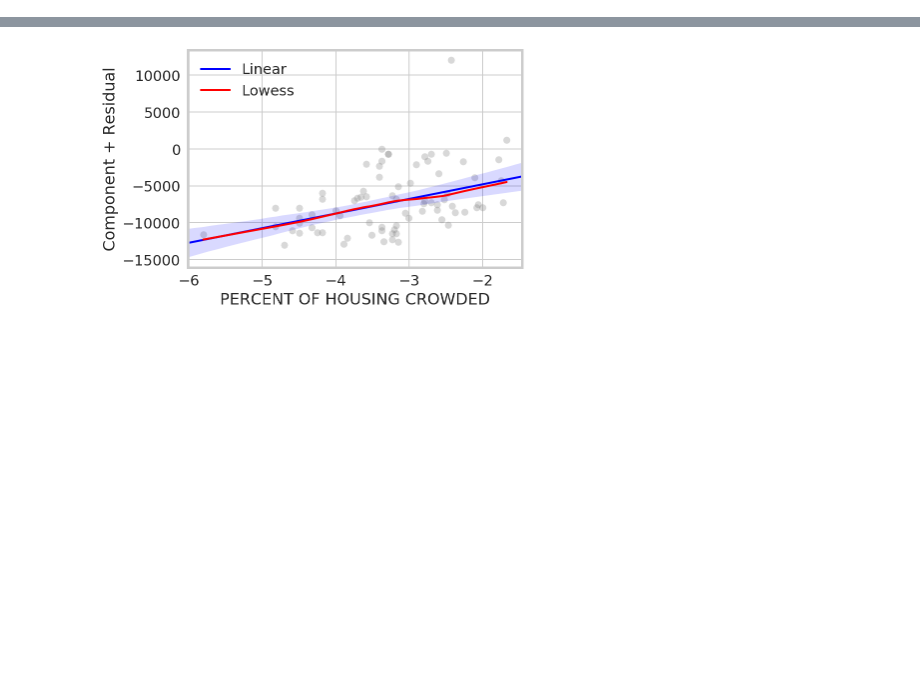
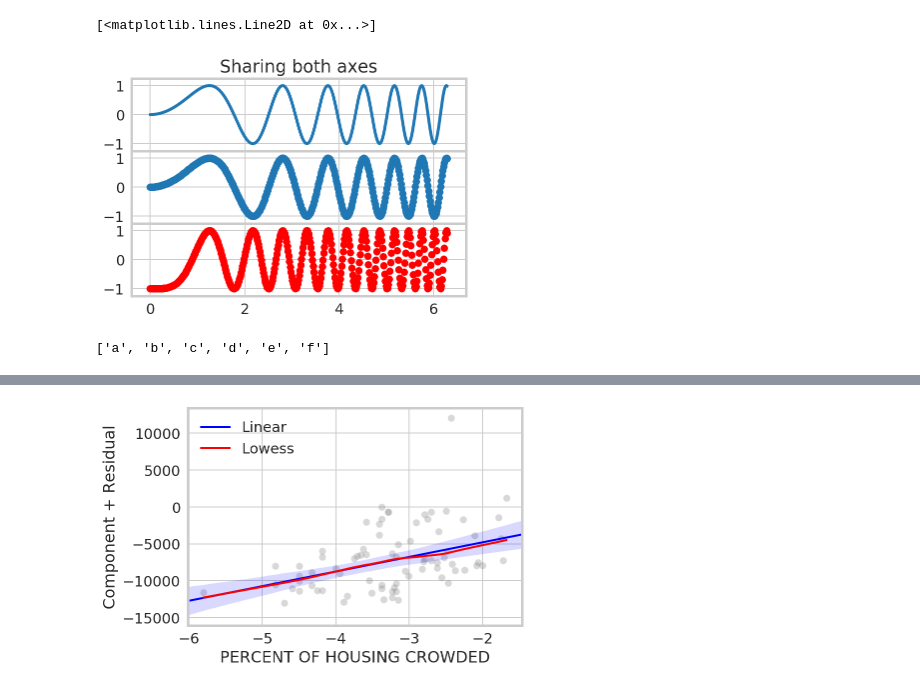
Before and after one commit to bac2qh/ippp_Final_Project, a Jupyter notebook: Crime_Total_Reg_xin.ipynb, the cells around one changed output, grey strips where cells are left out. Cells and saved outputs as stored; diff of their text form; code cells hidden in the pictures; blank space fills up the shorter version.

```diff
--- a/Crime_Total_Reg_xin.ipynb
+++ b/Crime_Total_Reg_xin.ipynb
@@ -102,0 +100,24 @@ for entry in crime_list:
+# %%
+x = np.linspace(0, 2 * np.pi, 400)
+y = np.sin(x ** 2)
+# %%
+ax1.plot(x, y)
+# %% [output]
+[<matplotlib.lines.Line2D at 0x...>]
+# %%
+f, (ax1, ax2, ax3) = plt.subplots(3, sharex=True, sharey=True)
+ax1.plot(x, y)
+ax1.set_title('Sharing both axes')
+ax2.scatter(x, y)
+ax3.scatter(x, 2 * y ** 2 - 1, color='r')
+# Fine-tune figure; make subplots close to each other and hide x ticks for
+# all but bottom plot.
+f.subplots_adjust(hspace=0)
+plt.setp([a.get_xticklabels() for a in f.axes[:-1]], visible=False)
+# %% [output]
+[figure, added]
+# %%
+plots_6 = ['a', 'b', 'c, d, e, f]
+plots_6
+# %% [output]
+['a', 'b', 'c', 'd', 'e', 'f']
```
Also changed, not shown: parts of 8 cells of this notebook, 1 other file.
